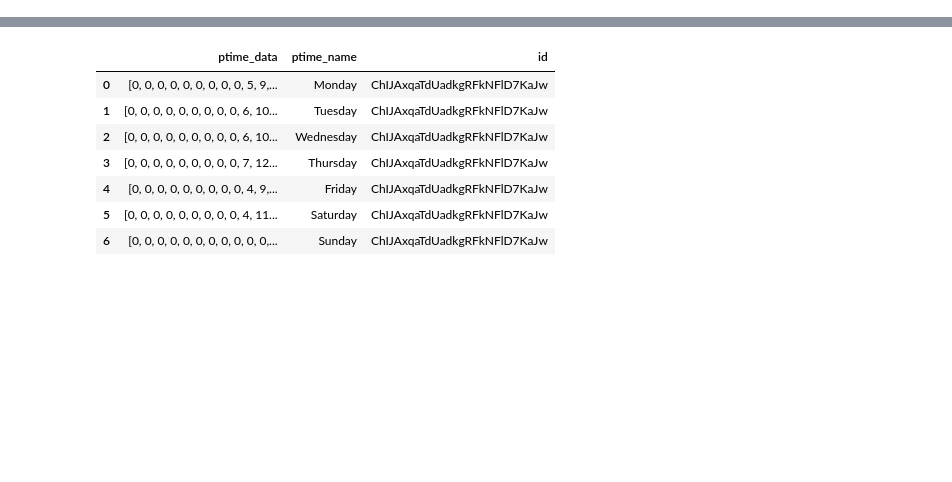
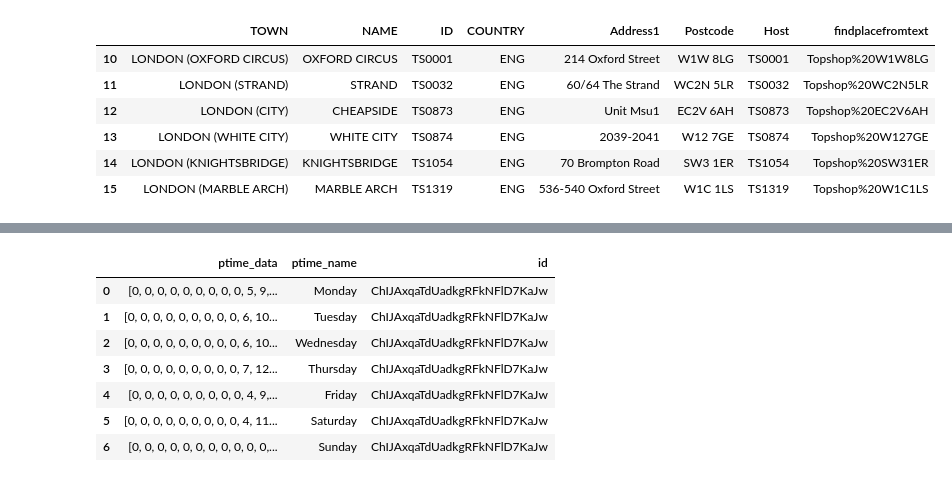
Before and after one commit to ninjananjo/Clothing-Store-Competition, a Jupyter notebook: Store Popular Times.ipynb, the cells around one changed output, grey strips where cells are left out. Drawn from its saved outputs; the diff is of its cells as text; code cells hidden in the pictures; blank space fills up the shorter version.

```diff
--- a/Store Popular Times.ipynb
+++ b/Store Popular Times.ipynb
@@ -46 +34,17 @@ from pandas.io.json import json_normalize # tranform JSON file into a pandas dat
+# %%
+#import store location data
+df_storelocations = pd.read_csv("https://raw.githubusercontent.com/ninjananjo/Clothing-Store-Competition/master/StoreLocations.csv")
+df_storelocations = df_storelocations[['TOWN','NAME','ID','COUNTRY','Address1','Postcode','Host']]
+df_storelocations = df_storelocations[df_storelocations['ID'].str.startswith("TS")]
+# %%
+df_storelocations['findplacefromtext']="Topshop%20" + df_storelocations['Postcode'].str.replace(" ","")
+df_storelocations
+# %% [output]
+|  | TOWN | NAME | ID | COUNTRY | Address1 | Postcode | Host | findplacefromtext |
+| 10 | LONDON (OXFORD CIRCUS) | OXFORD CIRCUS | TS0001 | ENG | 214 Oxford Street | W1W 8LG | TS0001 | Topshop%20W1W8LG |
+| 11 | LONDON (STRAND) | STRAND | TS0032 | ENG | 60/64 The Strand | WC2N 5LR | TS0032 | Topshop%20WC2N5LR |
+| 12 | LONDON (CITY) | CHEAPSIDE | TS0873 | ENG | Unit Msu1 | EC2V 6AH | TS0873 | Topshop%20EC2V6AH |
+| 13 | LONDON (WHITE CITY) | WHITE CITY | TS0874 | ENG | 2039-2041 | W12 7GE | TS0874 | Topshop%20W127GE |
+| 14 | LONDON (KNIGHTSBRIDGE) | KNIGHTSBRIDGE | TS1054 | ENG | 70 Brompton Road | SW3 1ER | TS1054 | Topshop%20SW31ER |
+| 15 | LONDON (MARBLE ARCH) | MARBLE ARCH | TS1319 | ENG | 536-540 Oxford Street | W1C 1LS | TS1319 | Topshop%20W1C1LS |
 # %%
```
Also changed, not shown: parts of 14 cells of this notebook.
